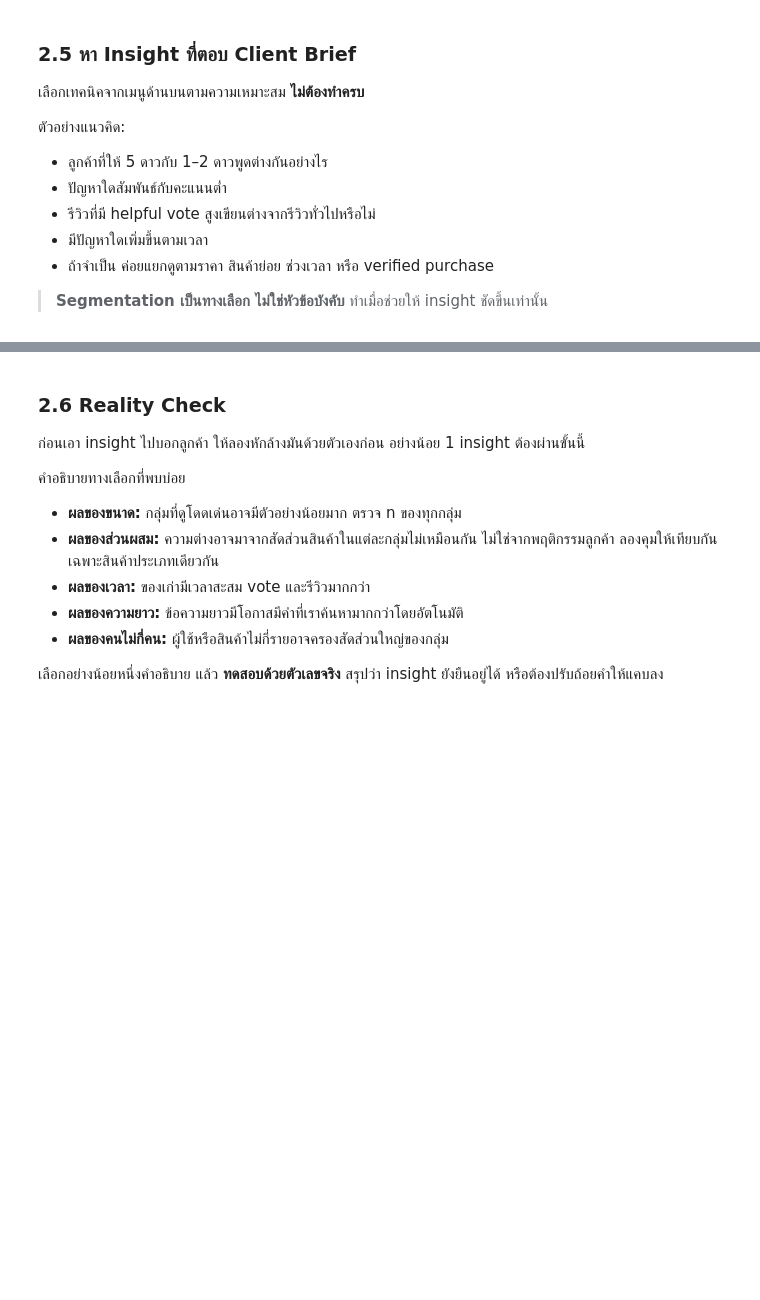
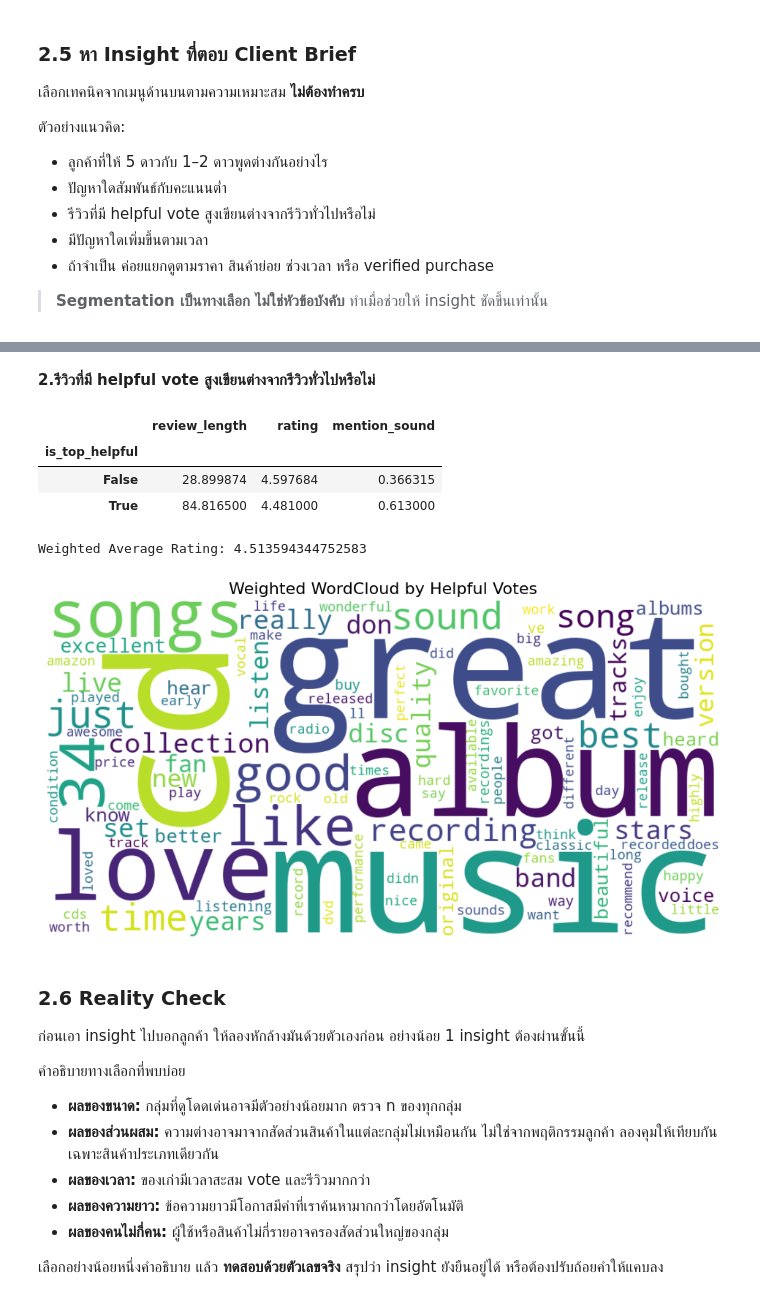
Before and after one commit to audomsak-pypy/Project1-Text_Analytics69, a Jupyter notebook: Project1_Text_Analytics69_Teams.ipynb, the cells around one changed output, grey strips where cells are left out. Cells and saved outputs as stored; diff of their text form; code cells hidden in the pictures; blank space fills up the shorter version.

```diff
--- a/Project1_Text_Analytics69_Teams.ipynb
+++ b/Project1_Text_Analytics69_Teams.ipynb
@@ -784,3 +1024,63 @@ helffull review
+# %% [markdown]
+**2.รีวิวที่มี helpful vote สูงเขียนต่างจากรีวิวทั่วไปหรือไม่**
+# %%
+# กรองกลุ่ม Top 10% ที่ได้ Helpful Votes สูงสุด
+df_filtered_for_helpful_analysis = df_joined[df_joined['verified_purchase'] == True].copy()
+helpful_threshold = df_filtered_for_helpful_analysis['helpful_vote'].quantile(0.90)
+df_filtered_for_helpful_analysis['is_top_helpful'] = df_filtered_for_helpful_analysis['helpful_vote'] >= helpful_threshold
+
+# เปรียบเทียบความยาวรีวิว คะแนนเฉลี่ย และการเอ่ยถึง Aspect
+helpful_analysis = df_filtered_for_helpful_analysis.groupby('is_top_helpful')[['review_length', 'rating', 'mention_sound']].mean()
+display(helpful_analysis)
+
+# รีวิวที่มีคนเห็นว่ามีประโยชน์เยอะ จะมีน้ำหนักมากกว่าในการดันคะแนนเฉลี่ย
+weighted_rating = np.average(df_filtered_for_helpful_analysis['rating'], weights=df_filtered_for_helpful_analysis['helpful_vote'] + 1)
+print("Weighted Average Rating:", weighted_rating)
+
+import numpy as np
+import pandas as pd
+import matplotlib.pyplot as plt
+from wordcloud import WordCloud
+from sklearn.feature_extraction.text import CountVectorizer
+
+# 1. คำนวณ Weight จาก helpful_votes ด้วย Log Transformation
+# (บวก 1 เพื่อไม่ให้รีวิวที่มี 0 โหวต กลายเป็นน้ำหนัก 0 จนคำหายไปทั้งหมด)
+weights = np.log1p(df_filtered_for_helpful_analysis['helpful_vote']).values
+
+# 2. แปลงข้อความให้อยู่ในรูป Matrix (คำศัพท์ x จำนวนครั้งที่พบ)
+# สามารถระบุ stop_words หรือลิสต์คำที่ไม่ต้องการมองเห็นเพิ่มได้
+vectorizer = CountVectorizer(stop_words='english', min_df=3)
+dtm = vectorizer.fit_transform(df_filtered_for_helpful_analysis['cleaned_text'])
+words = vectorizer.get_feature_names_out()
+
+# 3. คำนวณ Weighted Frequency (นำ Matrix ของคำ คูณกับ Weight ของแต่ละรีวิว)
+# dtm.T (Words x Docs) dot weights (Docs x 1) -> (Words x 1)
+weighted_freq = dtm.T.dot(weights)
+
+# 4. แปลงผลลัพธ์เป็น Dictionary { word: weighted_score }
+word_freq_dict = dict(zip(words, weighted_freq))
+
+# 5. สร้าง WordCloud จาก Dictionary ถ่วงน้ำหนัก
+wc = WordCloud(
+    width=1000,
+    height=500,
+    background_color='white',
+    max_words=100,
+    colormap='viridis'
+).generate_from_frequencies(word_freq_dict)
+
+plt.figure(figsize=(12, 6))
+plt.imshow(wc, interpolation='bilinear')
+plt.axis('off')
+plt.title('Weighted WordCloud by Helpful Votes', fontsize=16)
+plt.show()
+# %% [output]
+|  | review_length | rating | mention_sound |
+| is_top_helpful |  |  |  |
+| False | 28.899874 | 4.597684 | 0.366315 |
+| True | 84.816500 | 4.481000 | 0.613000 |
+Weighted Average Rating: 4.513594344752583
+[figure, added]
 # %% [markdown]
 ### 2.6 Reality Check
 
```
Also changed, not shown: parts of 16 cells of this notebook.
